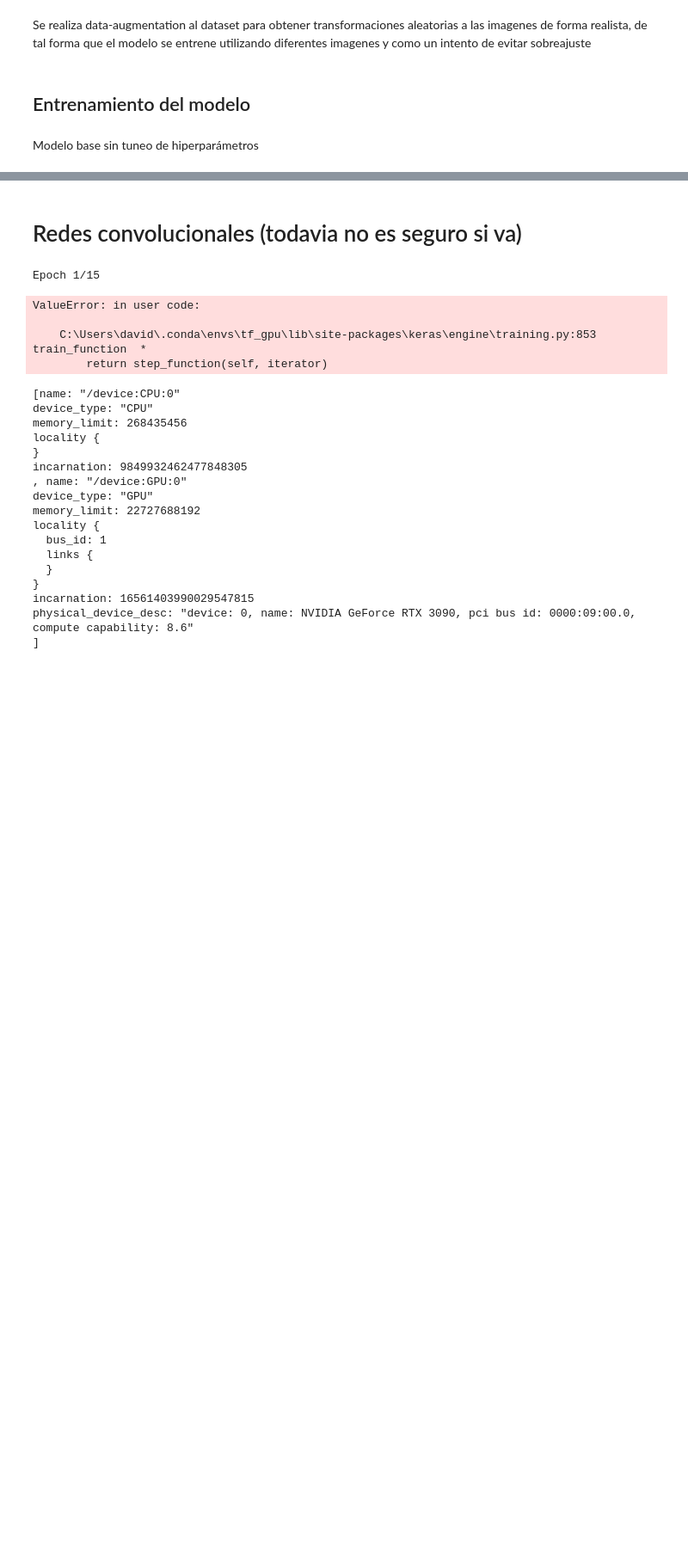
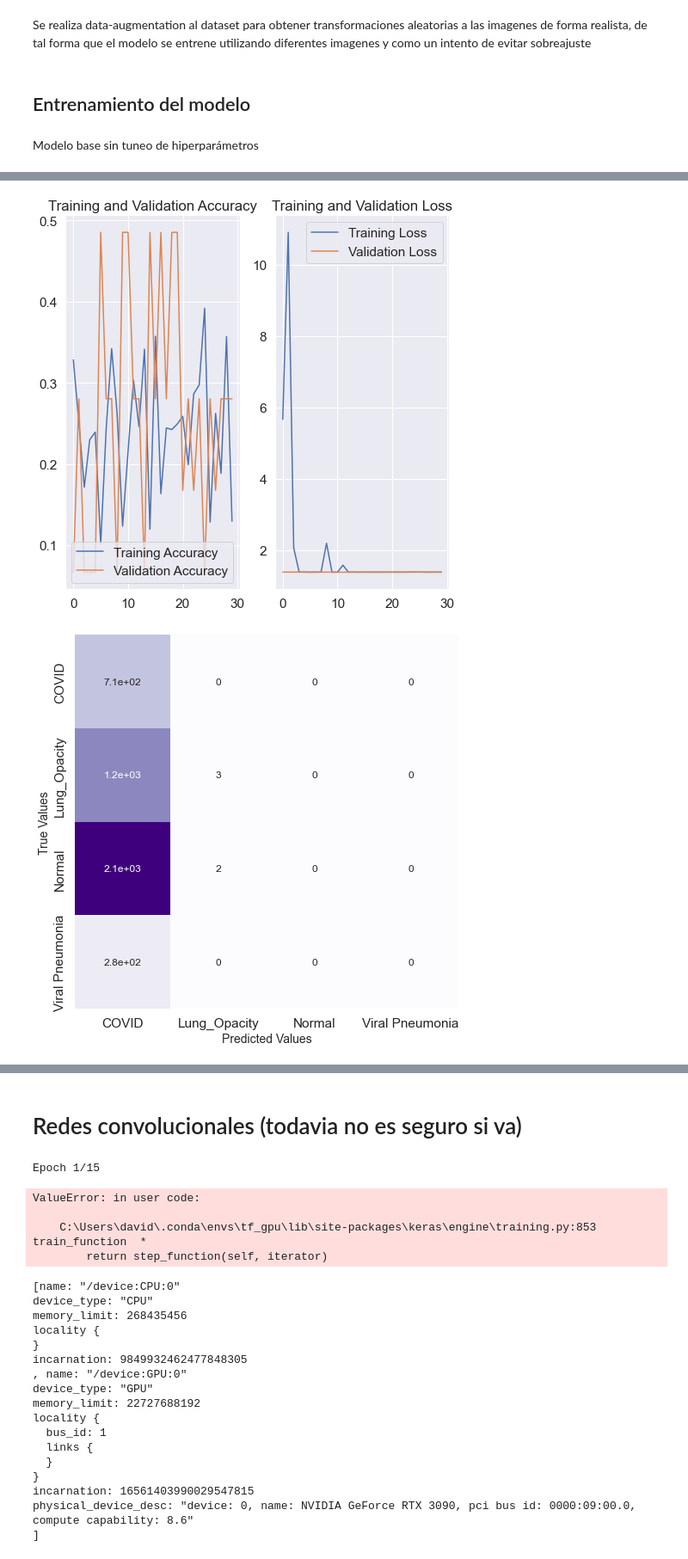
Before and after one commit to dcbonilla10/MLTechniques, a Jupyter notebook: Lab3/Laboratorio_III_Taller.ipynb, the cells around one changed output, grey strips where cells are left out. Shown at 86% size. Cells and saved outputs as stored; diff of their text form; code cells hidden in the pictures; blank space fills up the shorter version.

```diff
--- a/Lab3/Laboratorio_III_Taller.ipynb
+++ b/Lab3/Laboratorio_III_Taller.ipynb
@@ -214,4 +236,4 @@ _________________________________________________________________
 # %%
-history = model_mlp.fit(train, epochs=30,validation_data=(val))
+history_mlp = model_mlp.fit(train, epochs=30,validation_data=(val),class_weight=c_w)
 # %% [output]
 Epoch 1/30
@@ -233,0 +278,5 @@ Epoch 30/30
+# %%
+get_train_report(history_mlp,model_cnn,30)
+# %% [output]
+[figure, added]
+[figure, added]
```
Also changed, not shown: parts of 11 cells of this notebook.
